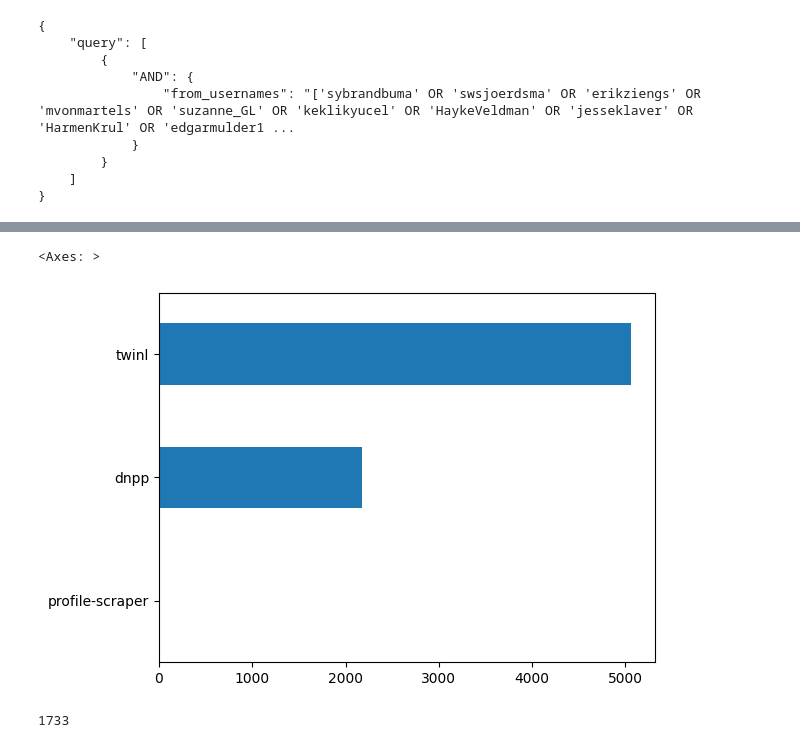
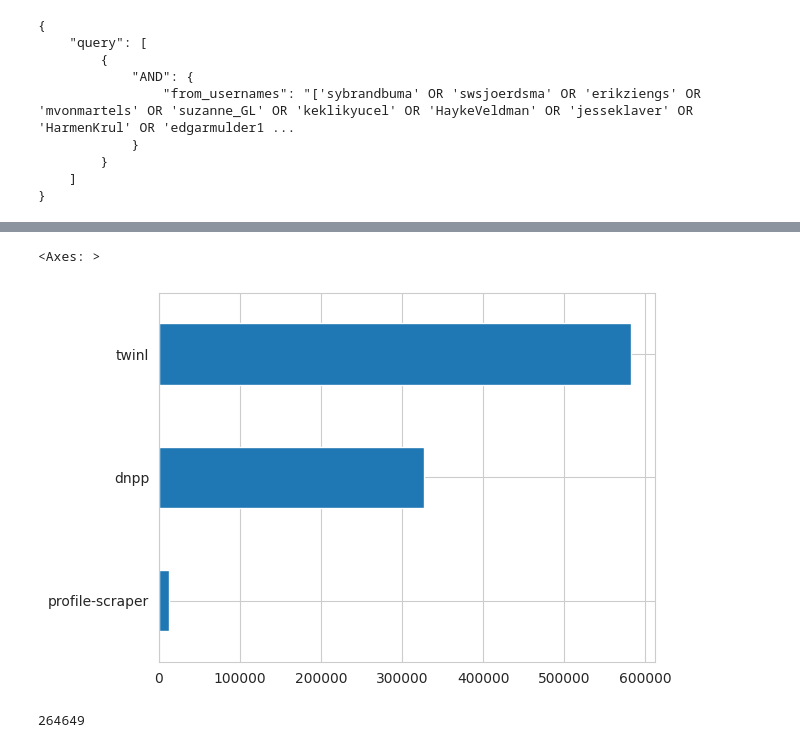
Before and after one commit to annekroon/AnnoBias, a Jupyter notebook: data/TwiXL_get_MPs.ipynb, the cells around one changed output, grey strips where cells are left out. Cells and saved outputs as stored; diff of their text form; code cells hidden in the pictures.

Commit message:
final stratified immigration data + notebook

```diff
--- a/data/TwiXL_get_MPs.ipynb
+++ b/data/TwiXL_get_MPs.ipynb
@@ -104,2 +146,11 @@ df = search_results.to_pandas()
+# %%
+import numpy as np
+import seaborn as sns
+import matplotlib.pyplot as plt
+from sklearn.model_selection import train_test_split
+# Set a random seed for reproducibility
+np.random.seed(42)
+
+final_df = pd.read_csv('full_twitter_data.csv')
 # %%
 #display first 10 rows
@@ -119,12 +163,12 @@ df.head(10)
 # %%
 # Plot the number of tweets from different datasets.
-df.source.value_counts().sort_values().plot(kind = 'barh')
+final_df.source.value_counts().sort_values().plot(kind = 'barh')
 # %% [output]
 <Axes: >
-[figure, old version]
+[figure, new version]
 # %%
 # check&count duplicates between datasets
-df['is_duplicated'] = df.duplicated(["tweet_id"])
-df['is_duplicated'].sum()
+final_df['is_duplicated'] = final_df.duplicated(["tweet_id"])
+final_df['is_duplicated'].sum()
 # %% [output]
-1733
+264649
```
Also changed, not shown: parts of 45 cells of this notebook, 1 other file.
